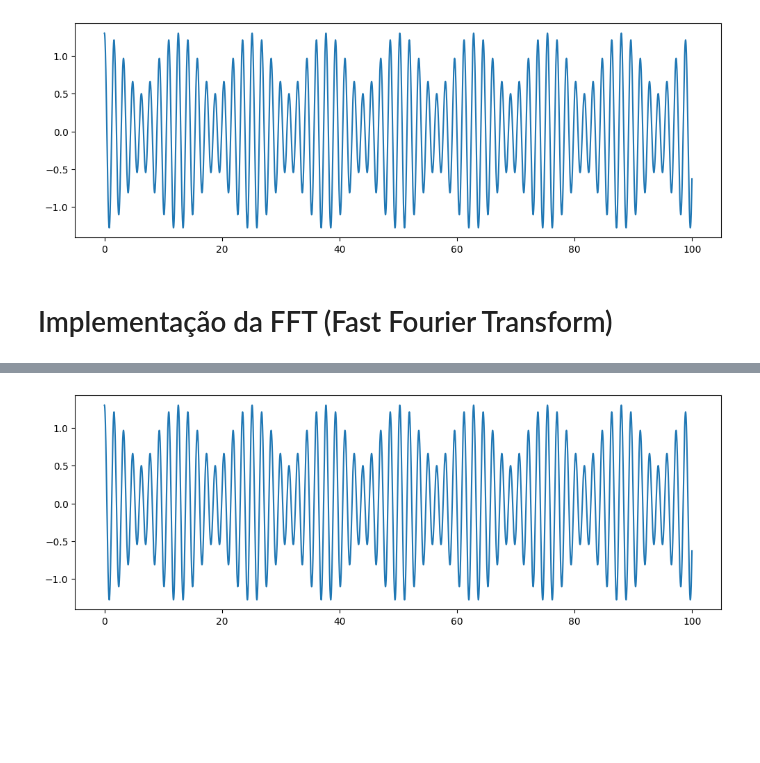
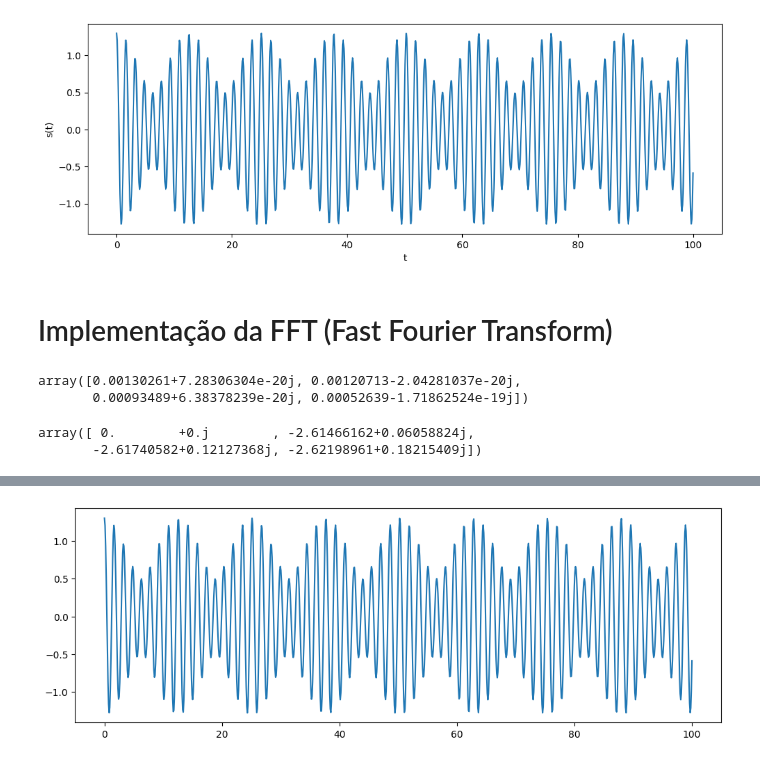
Before and after one commit to vidomirana/Analise-Sincronia-SeriesTemporais-Soja, a Jupyter notebook: Processamento_Sinais.ipynb, the cells around one changed output, grey strips where cells are left out. Saved outputs shown, nothing was run; the diff lists cells and outputs as text; code cells hidden in the pictures; blank space fills up the shorter version.

```diff
--- a/Processamento_Sinais.ipynb
+++ b/Processamento_Sinais.ipynb
@@ -9,12 +10,14 @@ import matplotlib.pyplot as plt
 # %%
-t = np.arange(0,100,0.01)
+t = np.linspace(0,100,1000)
 s = 0.4*np.cos(3.5*t) + 0.9*np.cos(4*t)
 
 plt.figure(figsize=(12, 4))
+plt.xlabel('t')
+plt.ylabel('s(t)')
 plt.plot(t, s)
 plt.show()
 # %% [output]
-[figure, old version]
+[figure, new version]
 # %% [markdown]
 # Implementação da FFT (Fast Fourier Transform)
 # %%
@@ -27,0 +32,10 @@ fase = np.arctan2(np.imag(w), np.real(w))
+# %%
+w[0:4]
+# %% [output]
+array([0.00130261+7.28306304e-20j, 0.00120713-2.04281037e-20j,
+       0.00093489+6.38378239e-20j, 0.00052639-1.71862524e-19j])
+# %%
+z[0:4]
+# %% [output]
+array([ 0.        +0.j        , -2.61466162+0.06058824j,
+       -2.61740582+0.12127368j, -2.62198961+0.18215409j])
```
Also changed, not shown: parts of 5 cells of this notebook.
